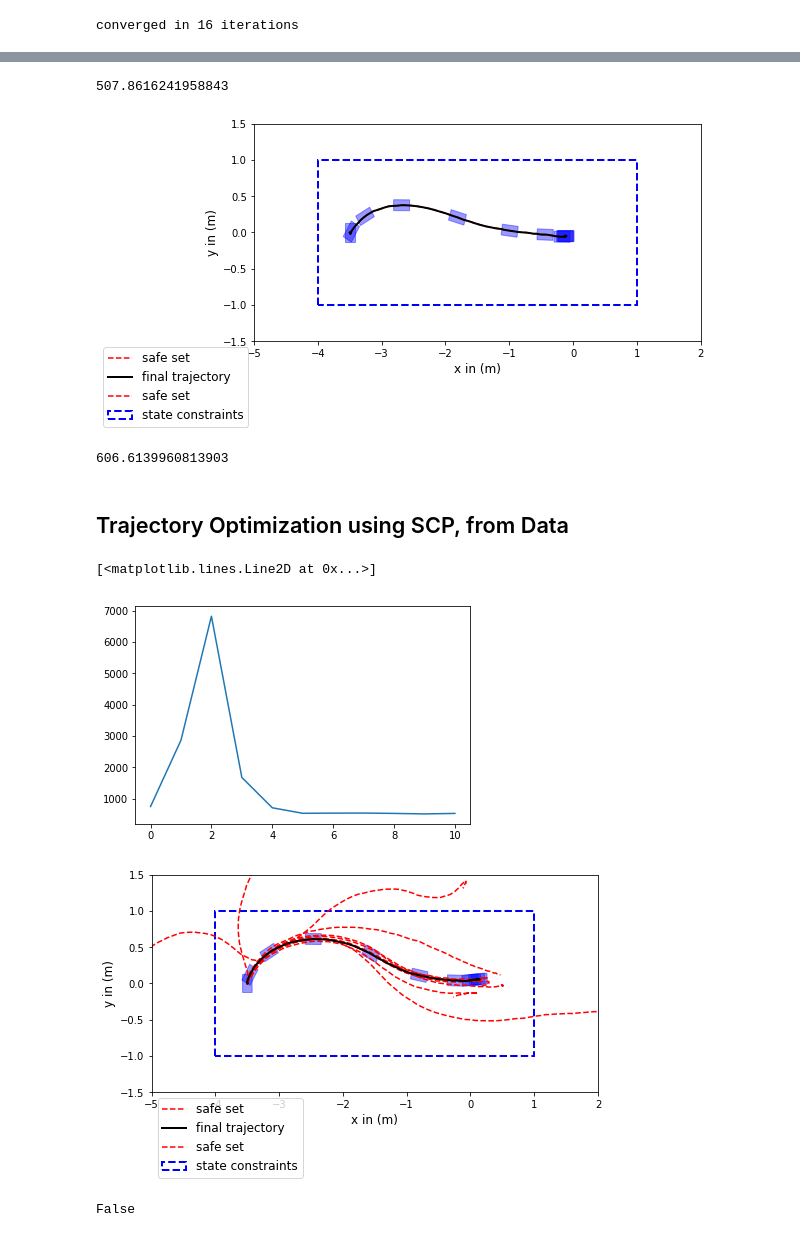
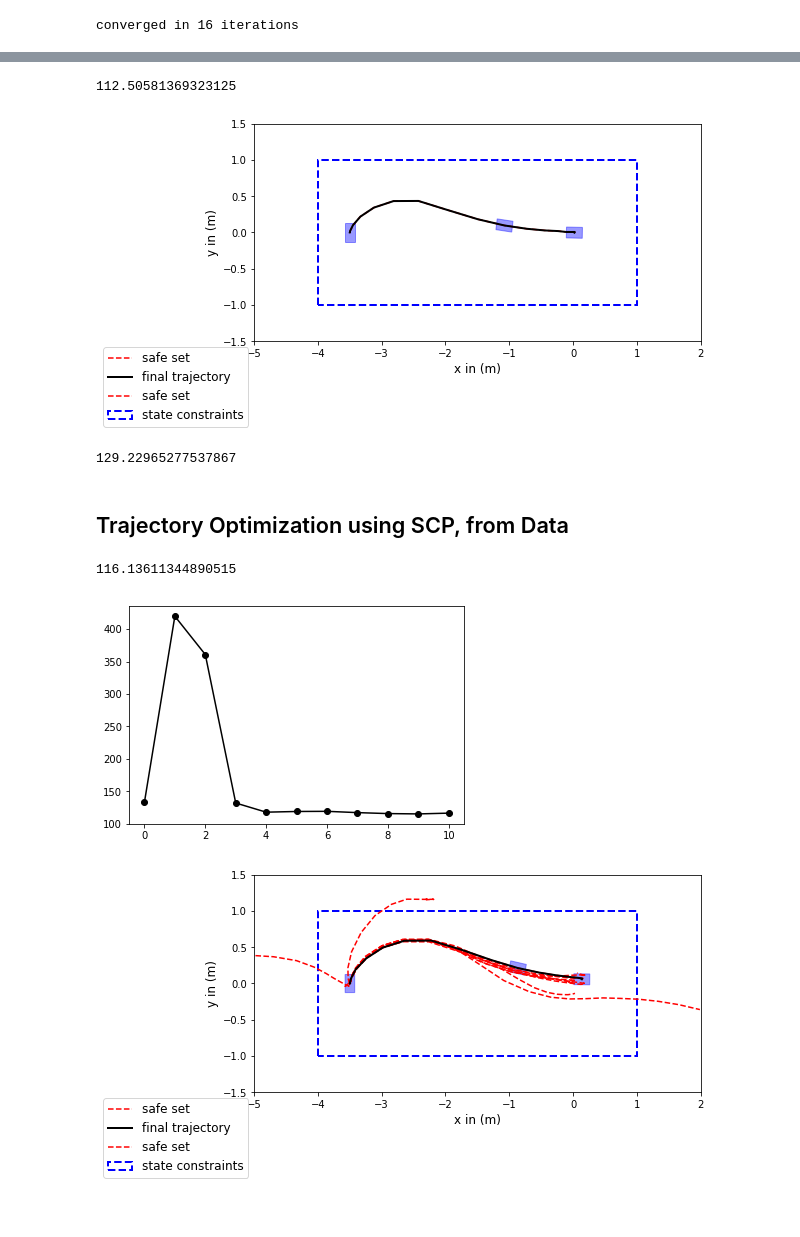
Before and after one commit to GoldeneyeRohan/prediction-uncertainty, a Jupyter notebook: Dubin Car LMPC.ipynb, the cells around one changed output, grey strips where cells are left out. Saved outputs shown, nothing was run; the diff lists cells and outputs as text; code cells hidden in the pictures.

Commit message:
status for experiment recording

```diff
--- a/Dubin Car LMPC.ipynb
+++ b/Dubin Car LMPC.ipynb
@@ -42,7 +43,7 @@ Q = np.diag([1, 10, 1, 1])
 R = np.eye(n_inputs)
 stage_cost = lambda x, u: x.T @ Q @ x + u.T @ R @ u
 
-num_init_episodes = 1
+num_init_episodes = 2
 init_input_noise_var = 1e-3
 init_input_noise = init_input_noise_var * np.eye(n_inputs)
 t_inp = uncertainty_utils.calc_t(0.95, n_inputs)
@@ -86,7 +87,7 @@ def get_vehicle():
     vehicle = dynamics_models.DubinCar(init_state_noisy, dt, process_noise, use_ode_integrator=False)
     return vehicle
 
-def sim_traj(vehicle, controller, input_limits, episode_length=episode_length, model=None, model_callback=None, input_noise=None):
+def sim_traj(vehicle, controller, input_limits, episode_length=episode_length, solver_helpers=None, model=None, model_callback=None, input_noise=None, ):
     x_traj = [vehicle.x]
     u_traj = []
 
@@ -98,7 +99,7 @@ def sim_traj(vehicle, controller, input_limits, episode_length=episode_length, m
     terminal_slacks = []
 
     for _ in tqdm.tqdm(range(episode_length)):
-        u_command = controller.solve(x_traj[-1])
+        u_command = controller.solve(x_traj[-1]) if solver_helpers is None else controller.solve(x_traj[-1], solver_helpers[0], solver_helpers[1])
         if u_command is None:
             print("controller error at iteration %d" %_)
             print("state:")
@@ -116,10 +117,15 @@ def sim_traj(vehicle, controller, input_limits, episode_length=episode_length, m
 
         x_traj.append(x_next)
         u_traj.append(u)
-
+        if hasattr(controller, "pred_uncertainty"):
+            model_covs.append(controller.pred_uncertainty)
         if hasattr(controller, "x_traj"):
-            x_pred_trajs.append(controller.x_traj.value.T)
-            u_pred_trajs.append(controller.u_traj.value.T)
+            if isinstance(controller.x_traj, cp.Variable):
+                x_pred_trajs.append(controller.x_traj.value.T)
+                u_pred_trajs.append(controller.u_traj.value.T)
+            else:
+                x_pred_trajs.append(controller.x_traj.T)
+                u_pred_trajs.append(controller.u_traj.T)
 
             slacks.append(controller.slack.value)
             terminal_slacks.append(controller.terminal_slack.value)
@@ -590,7 +596,7 @@ for i in range(20):
         x_traj_opt, u_traj_opt, converged = traj_opt.solve_iteration(x_traj.T, u_traj.T, As, Bs)
 
     controller = traj_opt.get_controller()
-    x_traj, u_traj, _, _, _, _ = experiment_utils.sim_traj(vehicle, controller, input_bounds, episode_length)
+    x_traj, u_traj, _, _, _, _, _ = experiment_utils.sim_traj(vehicle, controller, input_bounds, episode_length)
     if converged:
         break
 print("converged in %d iterations" % traj_opt.i)
@@ -623,14 +629,14 @@ for i in range(100):
     true_optimal_cost.append(value_function[0])
 print(np.mean(true_optimal_cost))
 # %% [output]
-507.8616241958843
+112.50581369323125
 # %%
 plt.figure(figsize=figsize)
 ax = plt.gca()
 plot_experiment([x_traj.T], [], ax)
 # ax.set_title("LTV Tube LMPC")
 # %% [output]
-[figure, old version]
+[figure, new version]
 # %%
 controller = controllers.LTI_MPC_Tracker(A, B, C,
                                          episode_length,
@@ -649,7 +655,7 @@ x_traj, u_traj, _, _, _, _, _ = sim_traj(vehicle, controller, input_bounds)
 value_function = control_utils.compute_traj_cost(x_traj[:-1,:].T, u_traj.T, stage_cost)
 print(value_function[0])
 # %% [output]
-606.6139960813903
+129.22965277537867
 # %% [markdown]
 ## Trajectory Optimization using SCP, from Data
 # %%
@@ -687,7 +693,7 @@ x_trajs_per_episode = [x_init_traj]
 u_trajs_per_episode = [u_init_traj]
 value_functions_per_episode = [init_value_functions[-1]]
 for episode in range(num_episodes):
-    traj_opt = trajectory_optimizers.SCP_Traj_Opt(episode_length, Q, R, state_reference, np.zeros(n_inputs), state_constraints, input_constraints, tolerance=1e-5, regularization=1e-9)
+    traj_opt = trajectory_optimizers.SCP_Traj_Opt(episode_length, Q, R, state_reference, np.zeros(n_inputs), state_constraints, input_constraints, tolerance=1e-5, regularization=1e1)
     traj_opt.build()
 
     optimize_trajectory(traj_opt, model, x_trajs_per_episode[-1], u_trajs_per_episode[-1])
@@ -703,17 +709,18 @@ for episode in range(num_episodes):
     u_trajs_per_episode.append(u_traj)
 # %%
 costs = [q[0] for q in value_functions_per_episode]
-plt.plot(costs)
+plt.plot(costs, "k-o")
+print(costs[-1])
 # plt.plot(np.mean(true_optimal_cost)* np.ones(len(costs)))
 # plt.ylim((500,600)
 # %% [output]
-[<matplotlib.lines.Line2D at 0x...>]
+116.13611344890515
-[figure, old version]
+[figure, new version]
 # %%
 plt.figure(figsize=figsize)
 ax = plt.gca()
 plot_experiment([x.T for x in x_trajs_per_episode], [], ax)
 # ax.set_title("LTV Tube LMPC")
 # %% [output]
-[figure, old version]
+[figure, new version]
 # %%
@@ -721,6 +728,2 @@ filename = "o"
 if save_data:
     experiment_utils.save_result(save_dir, filename, [x.t for x in x_trajs_per_episode], [u.t for u in u_trajs_per_episode], None, value_functions_per_episode, None)
-# %%
-save_data
-# %% [output]
-False
```
Also changed, not shown: parts of 28 cells of this notebook, 6 other files.
